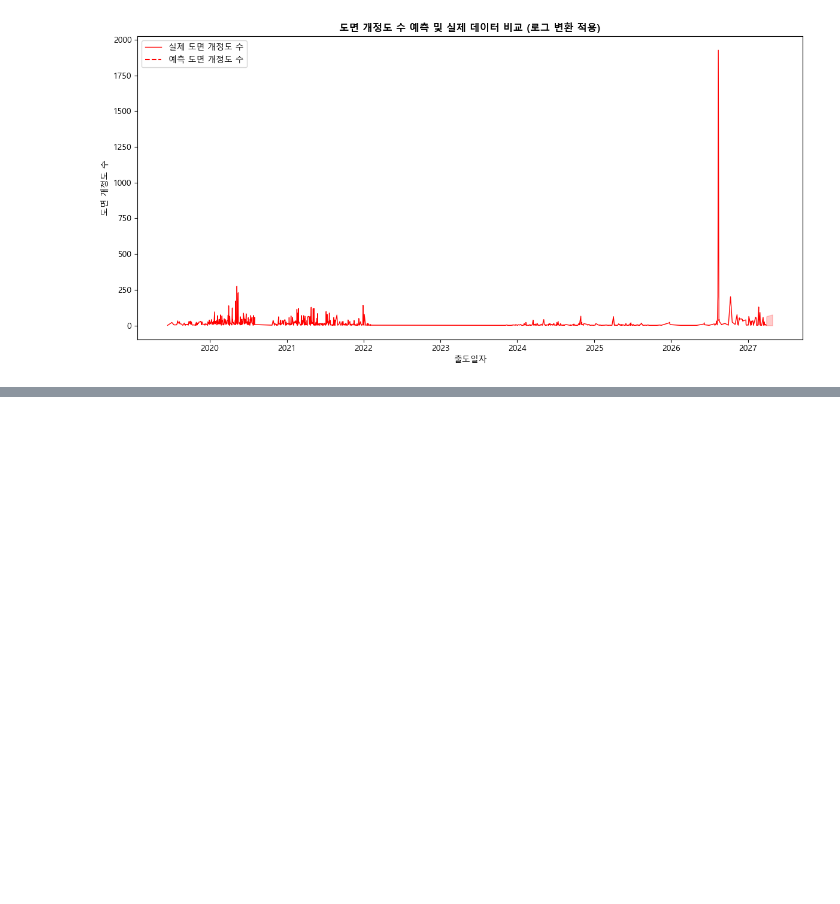
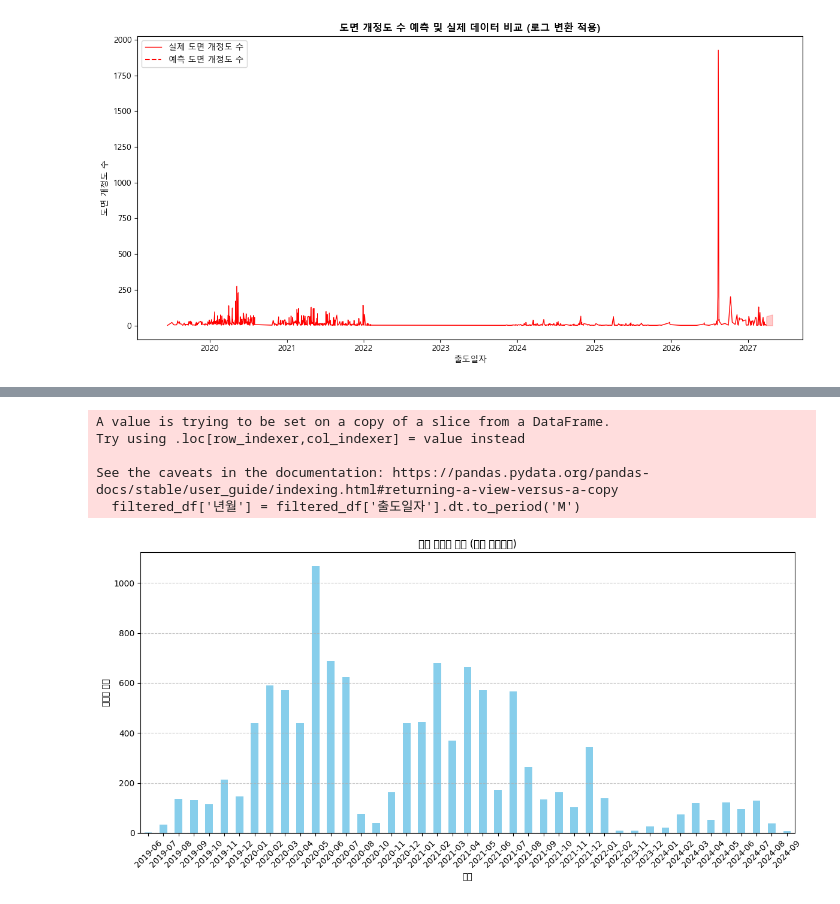
Before and after one commit to yuunju/Web_proj, a Jupyter notebook: EDA/data_1_processed.ipynb, the cells around one changed output, grey strips where cells are left out. Cells and saved outputs as stored; diff of their text form; code cells hidden in the pictures; blank space fills up the shorter version.

```diff
--- a/EDA/data_1_processed.ipynb
+++ b/EDA/data_1_processed.ipynb
@@ -324,0 +438,19 @@ Warnings:
+# %%
+import pandas as pd
+
+
+# 엑셀 파일에서 모든 시트의 이름을 가져옵니다.
+xls = pd.ExcelFile(file_path)
+sheet_names = xls.sheet_names
+
+# 첫 번째 시트 이름을 제외한 나머지 시트 이름들
+sheets_to_read = sheet_names[1:]  # 첫 번째 시트는 제외
+
+# 나머지 시트의 데이터를 읽어와서 리스트에 저장합니다.
+dataframes = [pd.read_excel(file_path, sheet_name=sheet) for sheet in sheets_to_read]
+
+# 시트별 데이터프레임을 하나로 합칩니다.
+combined_df = pd.concat(dataframes, ignore_index=True)
+
+# 결과 확인
+print(combined_df.head())
@@ -324,0 +471,34 @@ Warnings:
+# %%
+from datetime import datetime
+# '출도일자' 컬럼이 있는지 확인합니다.
+if '출도일자' in combined_df.columns:
+    # '출도일자' 컬럼을 날짜 형식으로 변환합니다.
+    combined_df['출도일자'] = pd.to_datetime(combined_df['출도일자'], errors='coerce')
+
+    # 오늘 날짜를 기준으로 데이터 필터링
+    today = pd.Timestamp(datetime.now().date())
+    filtered_df = combined_df[combined_df['출도일자'] <= today]
+
+    # 월별로 데이터 개수를 집계합니다.
+    filtered_df['년월'] = filtered_df['출도일자'].dt.to_period('M')
+    monthly_counts = filtered_df['년월'].value_counts().sort_index()
+
+    # 월별 데이터 개수를 플로팅합니다.
+    plt.figure(figsize=(12, 6))
+    monthly_counts.plot(kind='bar', color='skyblue')
+    plt.title('월별 데이터 개수 (오늘 날짜까지)')
+    plt.xlabel('년월')
+    plt.ylabel('데이터 개수')
+    plt.xticks(rotation=45)
+    plt.grid(axis='y', linestyle='--', alpha=0.7)
+    plt.tight_layout()
+    plt.show()
+else:
+    print("데이터프레임에 '출도일자' 열이 없습니다.")
+# %% [output]
+A value is trying to be set on a copy of a slice from a DataFrame.
+Try using .loc[row_indexer,col_indexer] = value instead
+
+See the caveats in the documentation: https://pandas.pydata.org/pandas-docs/stable/user_guide/indexing.html#returning-a-view-versus-a-copy
+  filtered_df['년월'] = filtered_df['출도일자'].dt.to_period('M')
+[figure, added]
```
Also changed, not shown: parts of 5 cells of this notebook.
